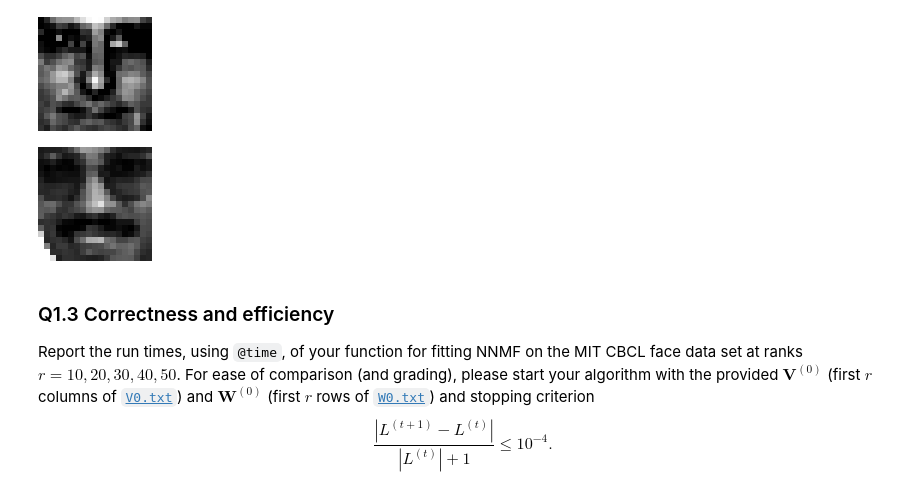
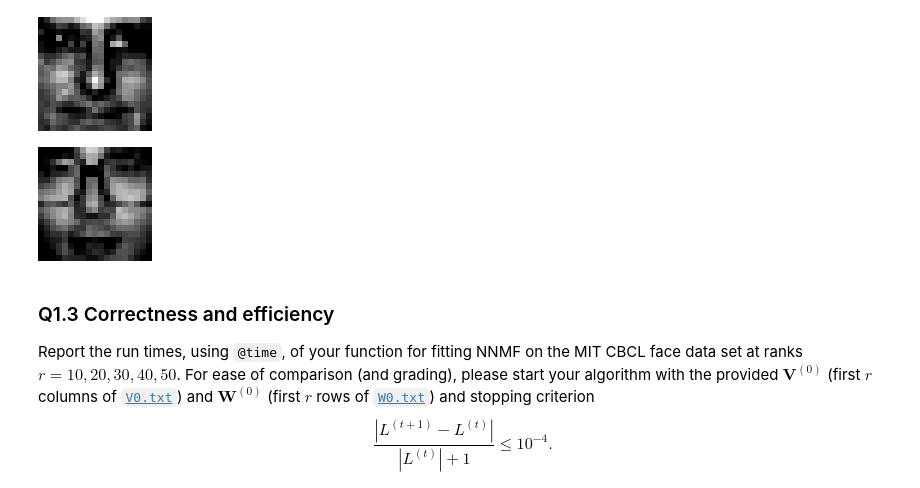
Before and after one commit to 15shethami/biostat-257-2022-spring, a Jupyter notebook: hw2/hw02.ipynb, the cells around one changed output. Drawn from its saved outputs; the diff is of its cells as text; code cells hidden in the pictures.

```diff
--- a/hw2/hw02.ipynb
+++ b/hw2/hw02.ipynb
@@ -183,9 +183,9 @@ colorview(Gray, reshape(X[5, :], 19, 19))
 # %% [output]
 [figure]
 # %%
-colorview(Gray, reshape(X[20, :], 19, 19))
+colorview(Gray, reshape(X[50, :], 19, 19))
 # %% [output]
-[figure, old version]
+[figure, new version]
 # %% [markdown]
 ### Q1.3 Correctness and efficiency
 
```
Also changed, not shown: parts of 7 cells of this notebook.
